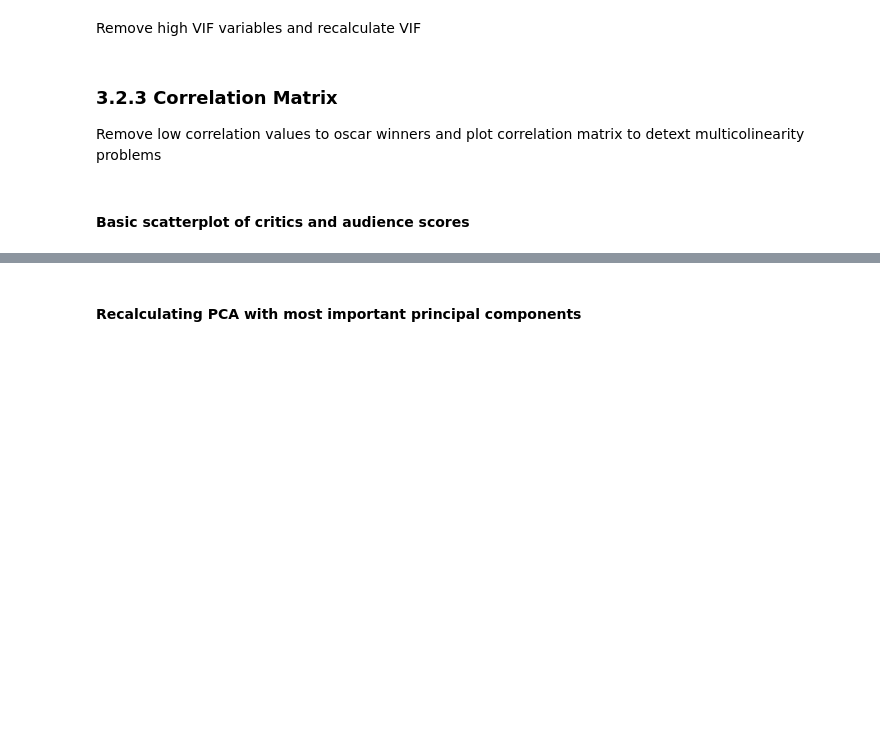
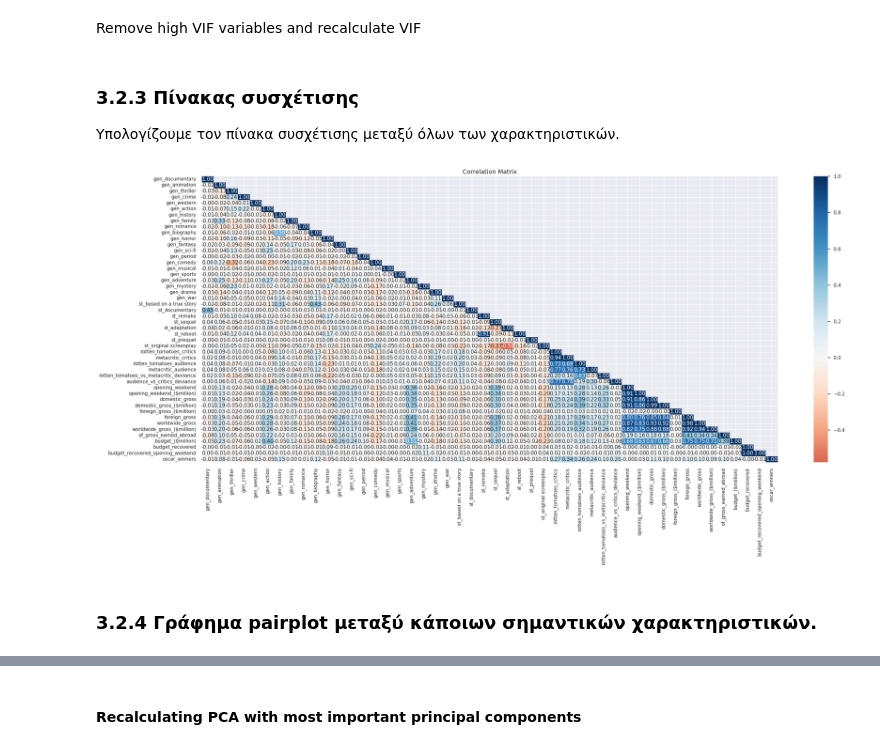
Before and after one commit to AAleksandros/HUA-DIT-Data-mining-project, a Jupyter notebook: project.ipynb, the cells around one changed output, grey strips where cells are left out. Saved outputs shown, nothing was run; the diff lists cells and outputs as text; code cells hidden in the pictures; blank space fills up the shorter version.

```diff
--- a/project.ipynb
+++ b/project.ipynb
@@ -473,21 +490,22 @@ Remove high VIF variables and recalculate VIF
 # vif_data = vif_data.sort_values(by='VIF', ascending=False)
 
 # vif_data
-# %% [markdown]
-### 3.2.3 Correlation Matrix
-Remove low correlation values to oscar winners and plot correlation matrix to detext multicolinearity problems
+# %% [markdown]
+### 3.2.3 Πίνακας συσχέτισης
+Υπολογίζουμε τον πίνακα συσχέτισης μεταξύ όλων των χαρακτηριστικών.
 # %%
 # Plot correlation matrix
 # df_cl_corr_less = df_cl_corr[['Metacritic  critics', 'Rotten Tomatoes  critics','Rotten Tomatoes Audience ','Metacritic Audience ', 'Oscar Winners']]
-# df_cl_corr_less = df_cl_corr
-# corr_mat = df_cl_corr_less.corr()
+df_cl_corr_less = df_cl_corr
+corr_mat = df_cl_corr_less.corr()
 
-# mask = np.zeros_like(corr_mat)
-# mask[np.triu_indices_from(mask, k=1)] = True
+mask = np.zeros_like(corr_mat)
+mask[np.triu_indices_from(mask, k=1)] = True
 
-# sns.set_theme()
-# plt.figure(figsize=(30, 12))
-# sns.heatmap(corr_mat, mask=mask, cmap=colormaps['RdBu'], annot=True, center=0, fmt='.2f')
-# plt.title('Correlation Matrix', fontsize=14)
+sns.set_theme()
+plt.figure(figsize=(30, 12))
+sns.heatmap(corr_mat, mask=mask, cmap=colormaps['RdBu'], annot=True, center=0, fmt='.2f')
+plt.title('Correlation Matrix', fontsize=14)
+plt.show()
+# %% [output]
+[figure, added]
-# %% [markdown]
-#### Basic scatterplot of critics and audience scores
@@ -506,5 +513,7 @@ Remove low correlation values to oscar winners and plot correlation matrix to de
 # x = df_cl.drop(['Oscar Winners', 'Film', 'Year', 'Release Date (US)', 'Oscar Detail', 'Distributor', 'IMDb Rating', 'IMDB vs RT disparity', 'Release Date (US)'], axis=1)
 y = df_cl[['oscar_winners']]
 meta = df_cl['film']
+# %% [markdown]
+### 3.2.4 Γράφημα pairplot μεταξύ κάποιων σημαντικών χαρακτηριστικών.
 # %%
 pairplt = df_cl[['rotten_tomatoes_critics', 'metacritic_critics', 'rotten_tomatoes_audience', 'metacritic_audience']]
```
Also changed, not shown: parts of 80 cells of this notebook.
